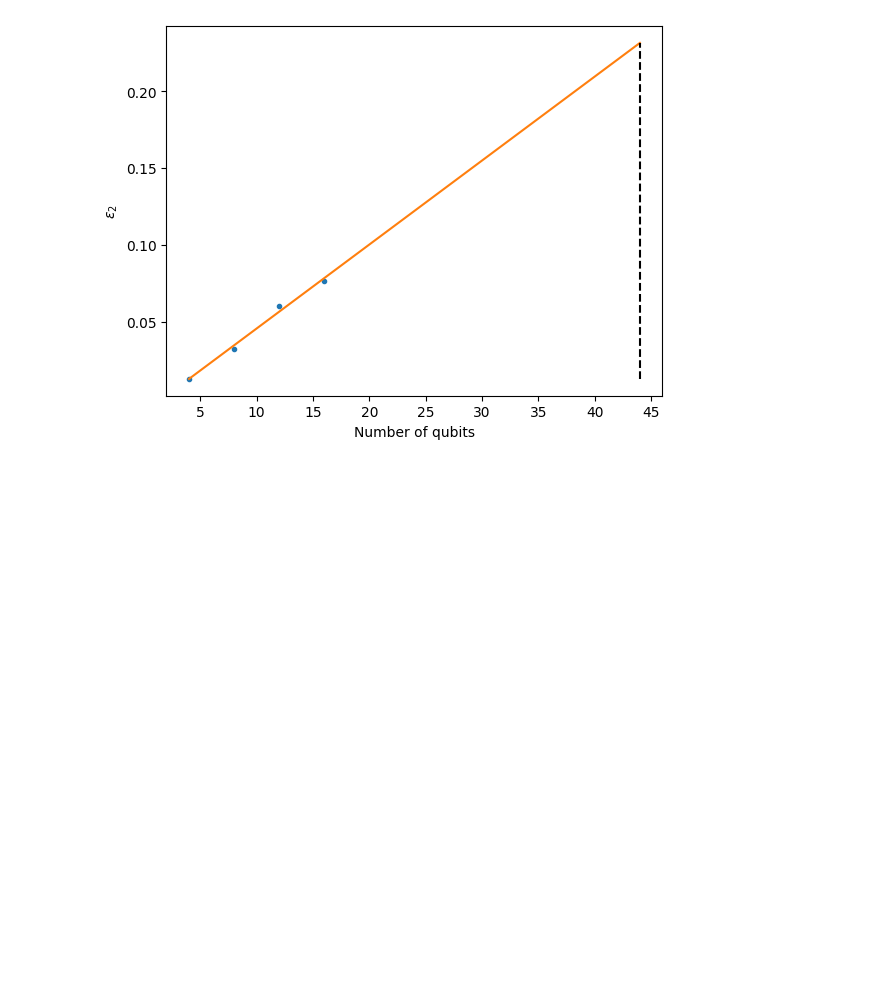
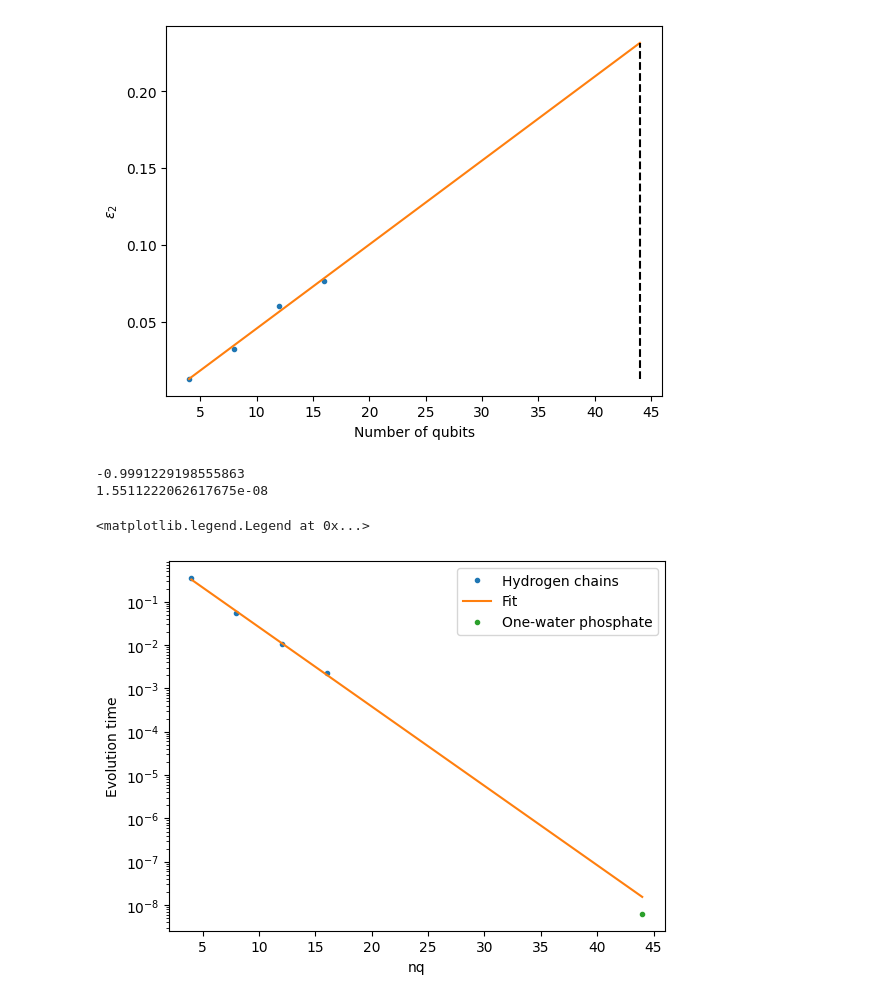
Before and after one commit to bdalfavero/qpe_resources, a Jupyter notebook: h_chains_sparse.ipynb, the cells around one changed output. Saved outputs shown, nothing was run; the diff lists cells and outputs as text; code cells hidden in the pictures; blank space fills up the shorter version.

Commit message:
Extrapolated H chain evolution times.

```diff
--- a/h_chains_sparse.ipynb
+++ b/h_chains_sparse.ipynb
@@ -255,3 +326,35 @@ ax.set_ylabel(r"$\epsilon_2$")
 # %% [output]
 Text(0, 0.5, '$\\epsilon_2$')
 [figure]
+# %%
+# Fit a line to log(evolution_time) vs. nq for H chains.
+
+from math import log
+
+evol_times_h = np.array(df["evol_time"])
+lin_result2 = linregress(nq_h, np.log(evol_times_h))
+print(lin_result2.rvalue)
+slope2 = lin_result2.slope
+intercept2 = lin_result2.intercept
+
+log_ev_time_owp = slope2 * nq_owp + intercept2
+fit_ev_time_owp = np.exp(log_ev_time_owp)
+print(fit_ev_time_owp)
+# %% [output]
+-0.9991229198555863
+1.5511222062617675e-08
+# %%
+fit_x2 = np.linspace(np.min(nq_h), nq_owp)
+fit_y2 = np.exp(slope2 * fit_x2 + intercept2)
+# %%
+fig2, ax2 = plt.subplots()
+ax2.plot(df["nq"], df["evol_time"], '.', label="Hydrogen chains")
+ax2.plot(fit_x2, fit_y2, label="Fit")
+ax2.plot(nq_owp, evol_time_owp, '.', label="One-water phosphate")
+ax2.set_yscale("log")
+ax2.set_ylabel("Evolution time")
+ax2.set_xlabel("nq")
+ax2.legend()
+# %% [output]
+<matplotlib.legend.Legend at 0x...>
+[figure, added]
```
Also changed, not shown: parts of 3 cells of this notebook.
